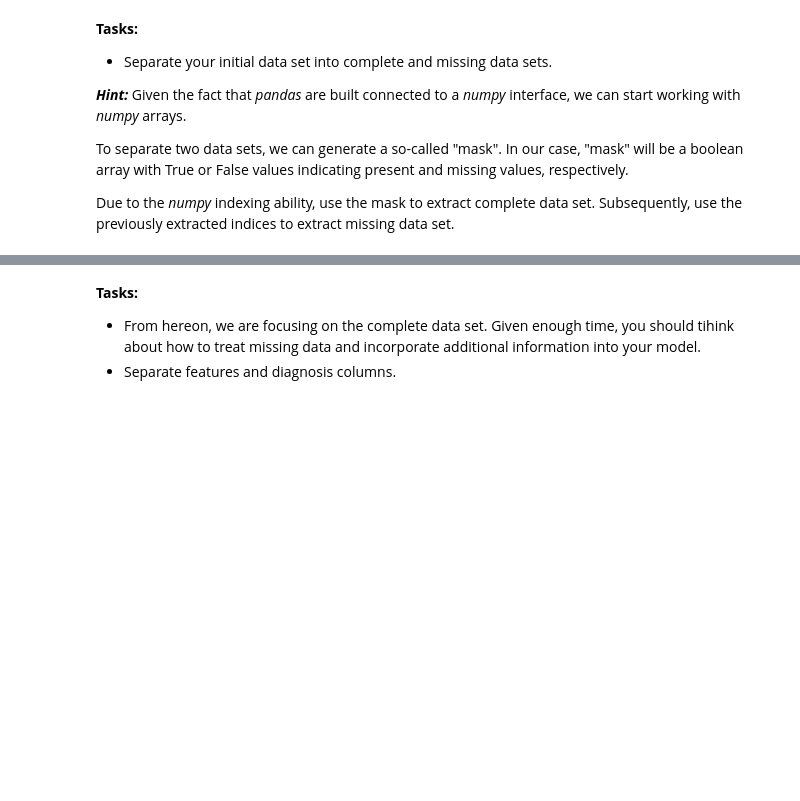
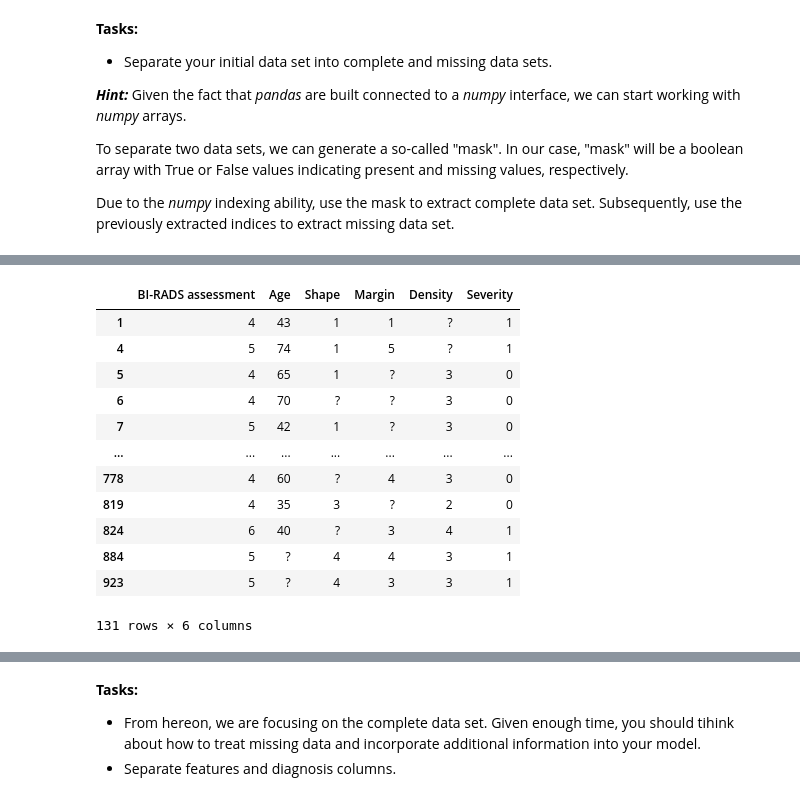
Before and after one commit to akausas/Hackathon_Autumn2019_Challenge, a Jupyter notebook: Hackathon_Challenge.ipynb, the cells around one changed output, grey strips where cells are left out. Saved outputs shown, nothing was run; the diff lists cells and outputs as text; code cells hidden in the pictures; blank space fills up the shorter version.

```diff
--- a/Hackathon_Challenge.ipynb
+++ b/Hackathon_Challenge.ipynb
@@ -292,4 +329,20 @@ Due to the _numpy_ indexing ability, use the mask to extract complete data set.
 # %%
 # Missing data
+missing = df.iloc[mask]
+missing
+# %% [output]
+|  | BI-RADS assessment | Age | Shape | Margin | Density | Severity |
+| 1 | 4 | 43 | 1 | 1 | ? | 1 |
+| 4 | 5 | 74 | 1 | 5 | ? | 1 |
+| 5 | 4 | 65 | 1 | ? | 3 | 0 |
+| 6 | 4 | 70 | ? | ? | 3 | 0 |
+| 7 | 5 | 42 | 1 | ? | 3 | 0 |
+| ... | ... | ... | ... | ... | ... | ... |
+| 778 | 4 | 60 | ? | 4 | 3 | 0 |
+| 819 | 4 | 35 | 3 | ? | 2 | 0 |
+| 824 | 6 | 40 | ? | 3 | 4 | 1 |
+| 884 | 5 | ? | 4 | 4 | 3 | 1 |
+| 923 | 5 | ? | 4 | 3 | 3 | 1 |
+131 rows × 6 columns
 # %%
 # Convert complete data numpy array string values to float64 representation
```
Also changed, not shown: parts of 10 cells of this notebook.
